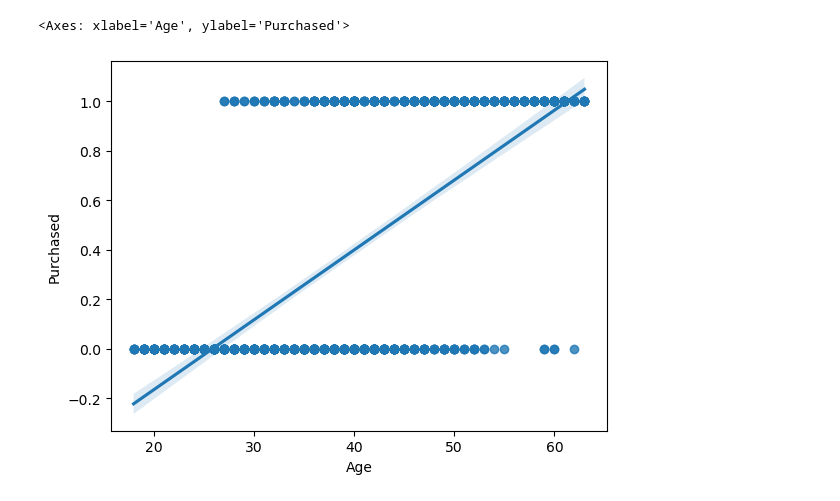
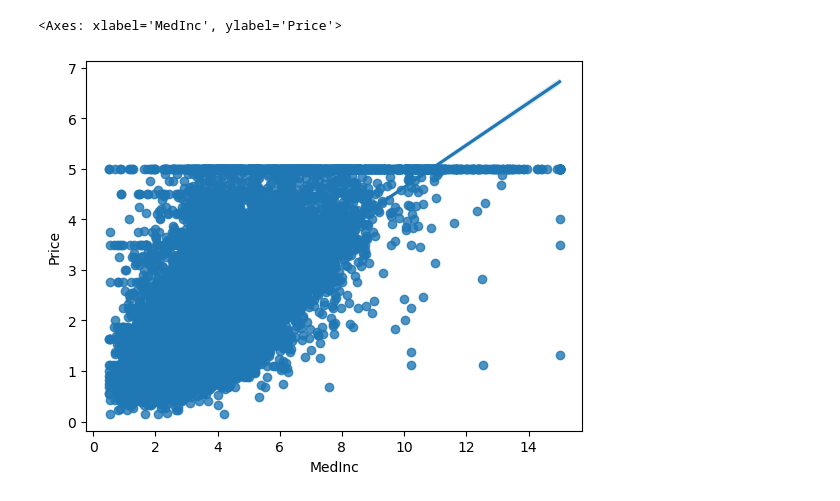
Before and after one commit to HarshavardhanKurtkoti/House-price-prediction, a Jupyter notebook: main.ipynb, the cells around one changed output. Drawn from its saved outputs; the diff is of its cells as text; code cells hidden in the pictures.

```diff
--- a/main.ipynb
+++ b/main.ipynb
@@ -4,0 +3,5 @@ df = pd.read_csv("car_data.csv")
+# %%
+import pandas as pd
+from sklearn.datasets import fetch_california_housing
+housing = fetch_california_housing(as_frame=True)
+df= pd.DataFrame(housing.data)
@@ -44,2 +85,0 @@ df.head(20)
-# %%
-df = df.drop("Gender",axis='columns')
@@ -90,0 +132,2 @@ df.corr()
+# %%
+df['Price'] = housing.target
@@ -103,5 +179,5 @@ plt.scatter(df['AnnualSalary'],df['Purchased'])
 # %%
-sns.regplot(x='Age',y='Purchased',data=df)
+sns.regplot(x='MedInc',y='Price',data=df)
 # %% [output]
-<Axes: xlabel='Age', ylabel='Purchased'>
+<Axes: xlabel='MedInc', ylabel='Price'>
-[figure, old version]
+[figure, new version]
```
Also changed, not shown: parts of 46 cells of this notebook, 6 other files.
